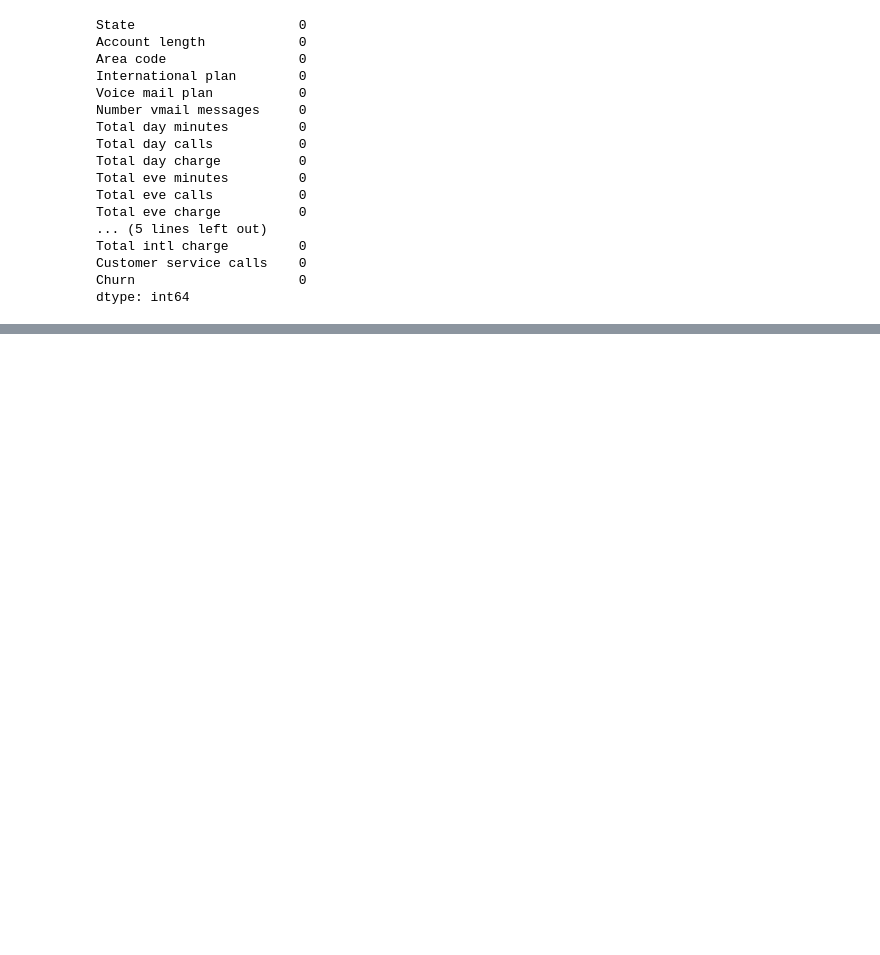
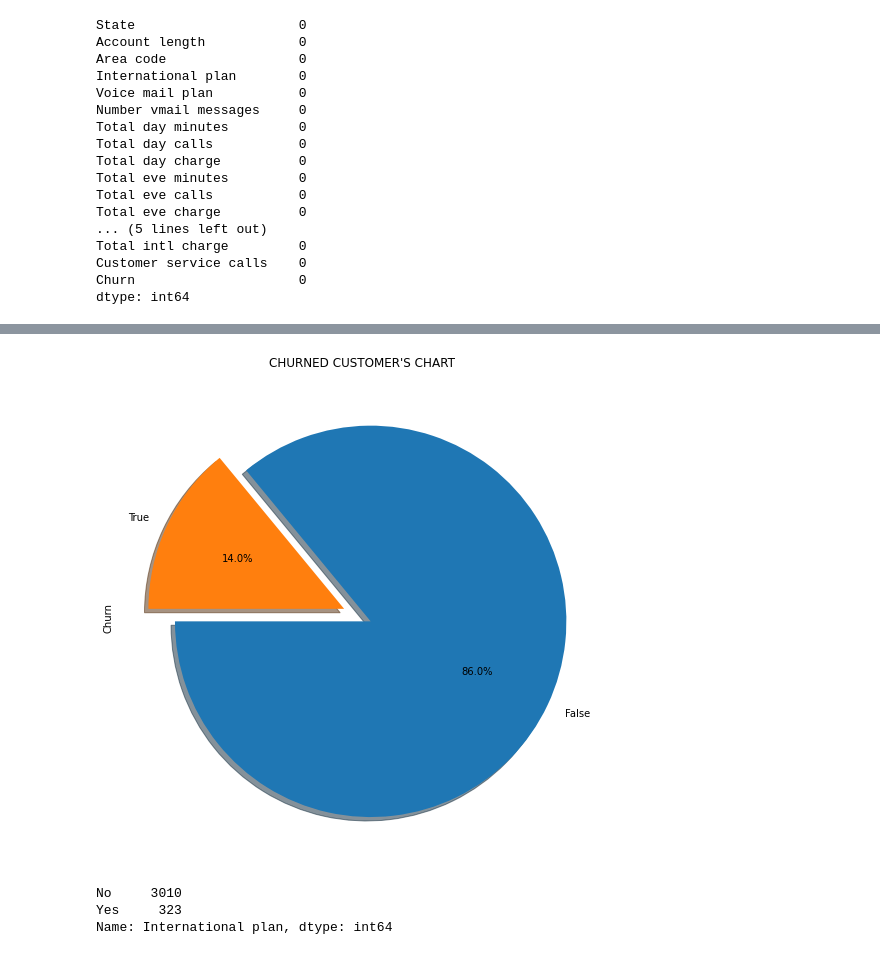
Before and after one commit to pratyushkumarrath/Telecom-Churn-Analysis, a Jupyter notebook: Telecom_Churn_Analysis_Capstone_Project.ipynb, the cells around one changed output, grey strips where cells are left out. Saved outputs shown, nothing was run; the diff lists cells and outputs as text; code cells hidden in the pictures; blank space fills up the shorter version.

```diff
--- a/Telecom_Churn_Analysis_Capstone_Project.ipynb
+++ b/Telecom_Churn_Analysis_Capstone_Project.ipynb
@@ -163,0 +199,12 @@ There is no duplicate value or any type of missing value such as 'null' or 'nan'
+# %%
+new_comers ['Churn'].value_counts().plot.pie(explode=[0.05,0.1],autopct='%1.1f%%',startangle=180,shadow=True,figsize=(9,9))
+plt.title("CHURNED CUSTOMER'S CHART")
+plt.show()
+# %% [output]
+[figure, added]
+# %%
+telco_df['International plan'].value_counts()
+# %% [output]
+No     3010
+Yes     323
+Name: International plan, dtype: int64
```
Also changed, not shown: parts of 42 cells of this notebook.
